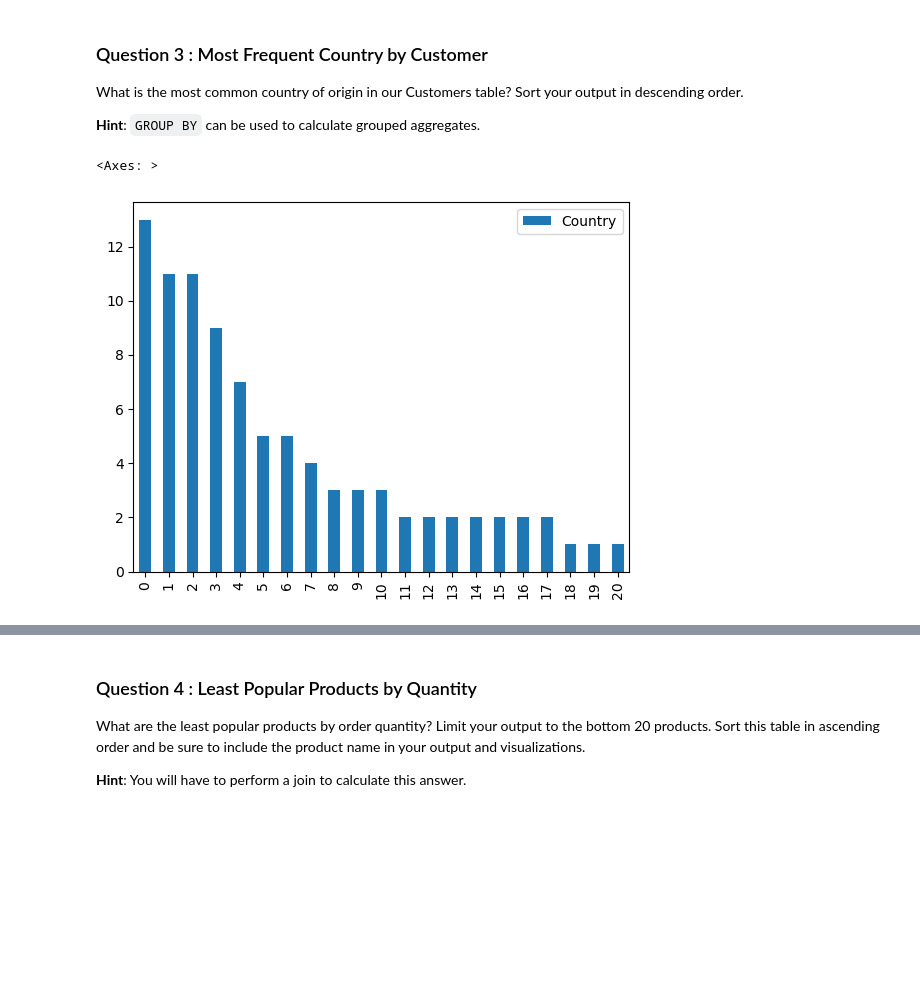
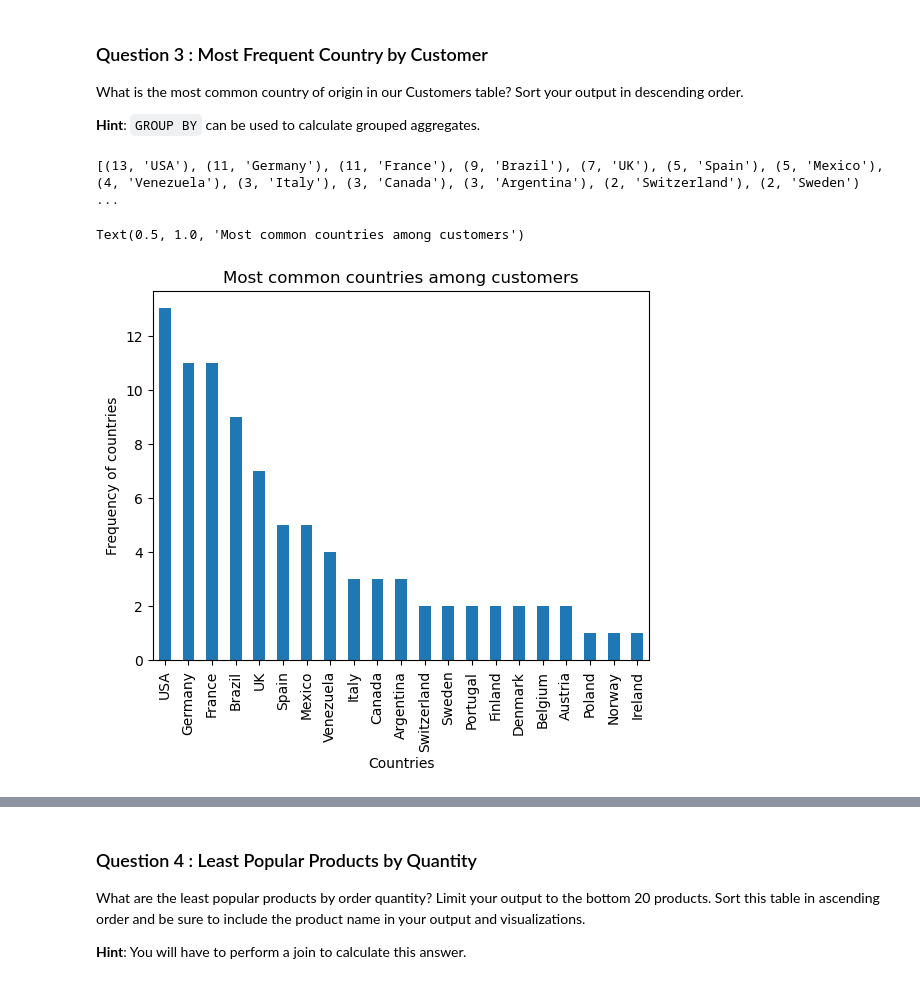
Before and after one commit to jnzhag/Ad-Hoc-Analysis-, a Jupyter notebook: adhoc_report.ipynb, the cells around one changed output, grey strips where cells are left out. Cells and saved outputs as stored; diff of their text form; code cells hidden in the pictures; blank space fills up the shorter version.

```diff
--- a/adhoc_report.ipynb
+++ b/adhoc_report.ipynb
@@ -72,19 +83,26 @@ What is the most common country of origin in our Customers table? Sort your outp
 # %%
 # TODO: Write a SQL query which will answer the question above.
 cursor.execute("""
-    SELECT COUNT (Country) AS origin, Country
+    SELECT COUNT(Country) AS counts, Country
     FROM Customers
     GROUP BY Country
-    ORDER BY origin DESC
+    ORDER BY counts DESC
 """)
+
 # TODO: Fetch your list of tuples and print it out
 rows = cursor.fetchall()
+print(rows)
+# %% [output]
+[(13, 'USA'), (11, 'Germany'), (11, 'France'), (9, 'Brazil'), (7, 'UK'), (5, 'Spain'), (5, 'Mexico'), (4, 'Venezuela'), (3, 'Italy'), (3, 'Canada'), (3, 'Argentina'), (2, 'Switzerland'), (2, 'Sweden') ...
 # %%
 # TODO: Convert your list of tuples to a dataframe
-df = pd.DataFrame(rows, columns=['Country', 'origin'])
+df = pd.DataFrame(rows, columns=['counts', 'Country'])
 
 # TODO: Generate a visualization on this dataframe
-df.plot.bar()
+df.plot.bar(x = 'Country', y = 'counts',legend = False )
+plt.xlabel("Countries")
+plt.ylabel('Frequency of countries')
+plt.title('Most common countries among customers')
 # %% [output]
-<Axes: >
+Text(0.5, 1.0, 'Most common countries among customers')
-[figure, old version]
+[figure, new version]
```
Also changed, not shown: parts of 24 cells of this notebook.
